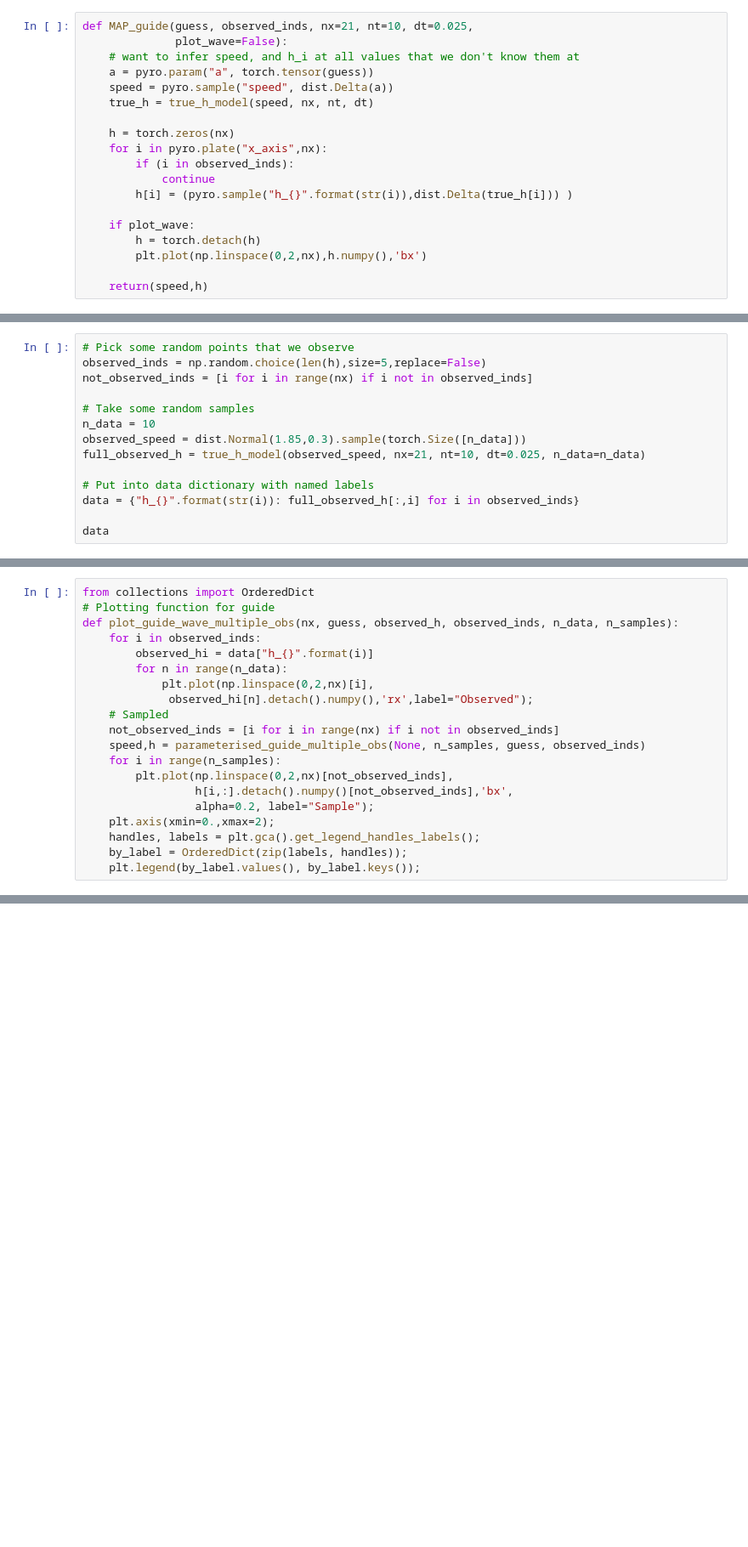
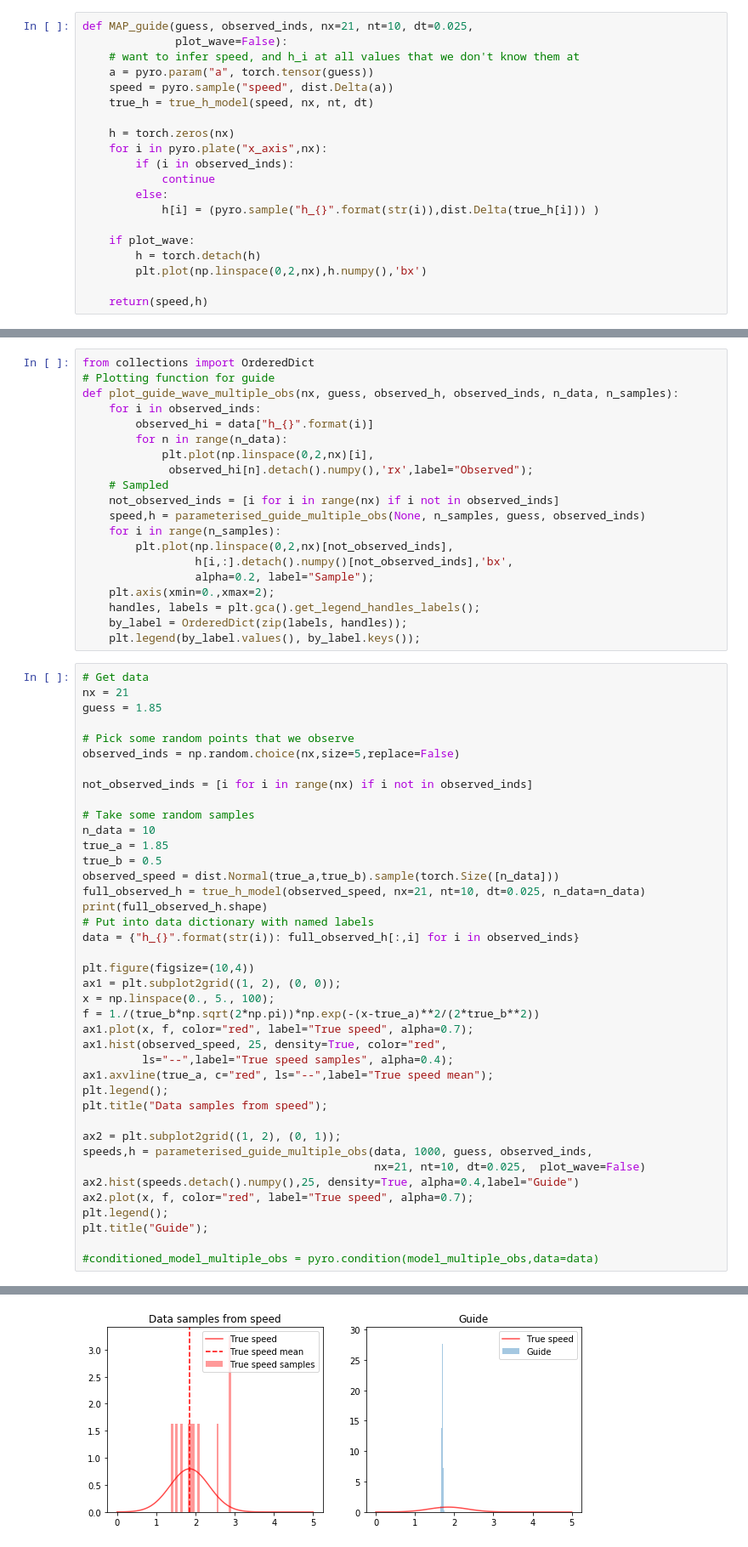
Before and after one commit to lm2612/InformaticsLab, a Jupyter notebook: 01_NDWave.ipynb, the cells around one changed output, grey strips where cells are left out. Shown at 85% size. Cells and saved outputs as stored; diff of their text form; blank space fills up the shorter version.

Commit message:
try to learn speed

```diff
--- a/01_NDWave.ipynb
+++ b/01_NDWave.ipynb
@@ -341,7 +352,8 @@ def MAP_guide(guess, observed_inds, nx=21, nt=10, dt=0.025,
     for i in pyro.plate("x_axis",nx):
         if (i in observed_inds):
             continue
-        h[i] = (pyro.sample("h_{}".format(str(i)),dist.Delta(true_h[i])) )
+        else:
+            h[i] = (pyro.sample("h_{}".format(str(i)),dist.Delta(true_h[i])) )
 
     if plot_wave:
         h = torch.detach(h)
@@ -414,17 +441,3 @@ def conditioned_model_multiple_obs(data, guess, observed_inds,
-# %%
-# Pick some random points that we observe
-observed_inds = np.random.choice(len(h),size=5,replace=False)
-not_observed_inds = [i for i in range(nx) if i not in observed_inds]
-
-# Take some random samples
-n_data = 10
-observed_speed = dist.Normal(1.85,0.3).sample(torch.Size([n_data]))
-full_observed_h = true_h_model(observed_speed, nx=21, nt=10, dt=0.025, n_data=n_data)
-
-# Put into data dictionary with named labels
-data = {"h_{}".format(str(i)): full_observed_h[:,i] for i in observed_inds}
-
-data
 # %%
 def initialise_wave(nx, dx, n_data=1):
     """ Returns initial wave
@@ -536,3 +559,44 @@ def plot_guide_wave_multiple_obs(nx, guess, observed_h, observed_inds, n_data, n
     handles, labels = plt.gca().get_legend_handles_labels();
     by_label = OrderedDict(zip(labels, handles));
     plt.legend(by_label.values(), by_label.keys());
+# %%
+# Get data
+nx = 21
+guess = 1.85
+
+# Pick some random points that we observe
+observed_inds = np.random.choice(nx,size=5,replace=False)
+
+not_observed_inds = [i for i in range(nx) if i not in observed_inds]
+
+# Take some random samples
+n_data = 10
+true_a = 1.85
+true_b = 0.5
+observed_speed = dist.Normal(true_a,true_b).sample(torch.Size([n_data]))
+full_observed_h = true_h_model(observed_speed, nx=21, nt=10, dt=0.025, n_data=n_data)
+print(full_observed_h.shape)
+# Put into data dictionary with named labels
+data = {"h_{}".format(str(i)): full_observed_h[:,i] for i in observed_inds}
+
+plt.figure(figsize=(10,4))
+ax1 = plt.subplot2grid((1, 2), (0, 0));
+x = np.linspace(0., 5., 100);
+f = 1./(true_b*np.sqrt(2*np.pi))*np.exp(-(x-true_a)**2/(2*true_b**2))
+ax1.plot(x, f, color="red", label="True speed", alpha=0.7);
+ax1.hist(observed_speed, 25, density=True, color="red",
+         ls="--",label="True speed samples", alpha=0.4);
+ax1.axvline(true_a, c="red", ls="--",label="True speed mean");
+plt.legend();
+plt.title("Data samples from speed");
+
+ax2 = plt.subplot2grid((1, 2), (0, 1));
+speeds,h = parameterised_guide_multiple_obs(data, 1000, guess, observed_inds,
+                                            nx=21, nt=10, dt=0.025,  plot_wave=False)
+ax2.hist(speeds.detach().numpy(),25, density=True, alpha=0.4,label="Guide")
+ax2.plot(x, f, color="red", label="True speed", alpha=0.7);
+plt.legend();
+plt.title("Guide");
+
+#conditioned_model_multiple_obs = pyro.condition(model_multiple_obs,data=data)
+# %% [output]
@@ -538,0 +604 @@ def plot_guide_wave_multiple_obs(nx, guess, observed_h, observed_inds, n_data, n
+[figure, added]
```
Also changed, not shown: parts of 25 cells of this notebook.
